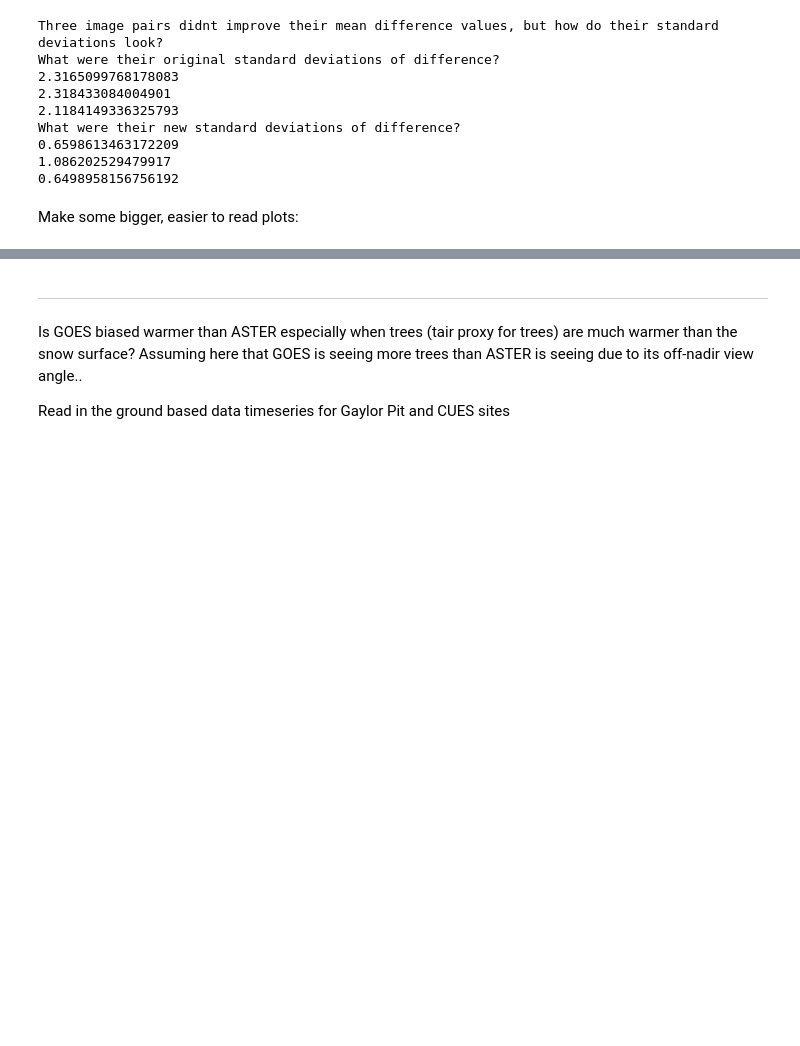
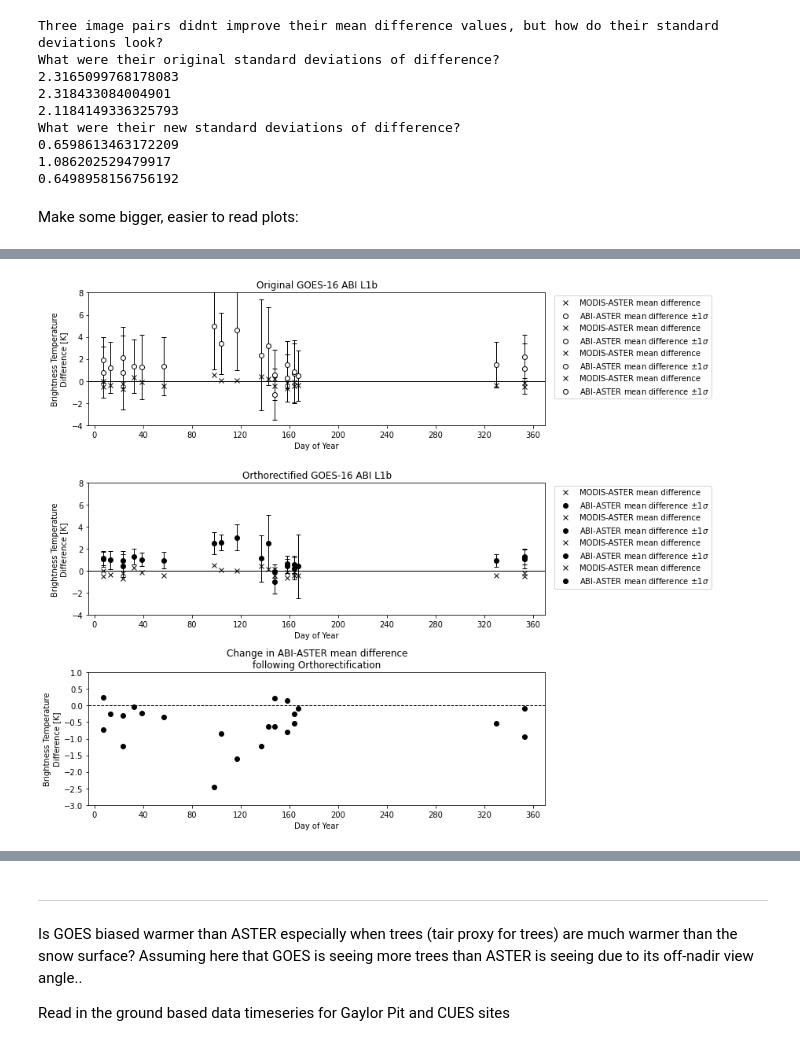
Before and after one commit to spestana/goes-cues, a Jupyter notebook: plot-summary-stats.ipynb, the cells around one changed output, grey strips where cells are left out. Drawn from its saved outputs; the diff is of its cells as text; code cells hidden in the pictures; blank space fills up the shorter version.

```diff
--- a/plot-summary-stats.ipynb
+++ b/plot-summary-stats.ipynb
@@ -332,0 +404,77 @@ for this_ax in [ax[0], ax[2], ax[4]]:
+# %%
+from matplotlib.pyplot import cm
+color = cm.tab10(np.linspace(0, 1, 10))
+
+df_original_tb['doy'] = df_original_tb.index.dayofyear
+df_ortho_tb['doy'] = df_ortho_tb.index.dayofyear
+df_change_tb['doy'] = df_change_tb.index.dayofyear
+
+fig, axes = plt.subplots(3,1,figsize=(12,10), tight_layout=True, sharey=False)
+                           #gridspec_kw={'width_ratios': [3, 1]})
+ax = axes.flatten()
+i=0
+for yr in df_original_tb.index.year.unique():
+    df_original_tb_yr = df_original_tb.loc[df_original_tb.index.year == yr]
+    df_ortho_tb_yr = df_ortho_tb.loc[df_ortho_tb.index.year == yr]
+    df_change_tb_yr = df_change_tb.loc[df_change_tb.index.year == yr]
+
+    c = 'k'#color[i]
+
+    ### Original stats
+    df_original_tb_yr.plot(x='doy', y='ast_mod_mean_diff', linestyle='none', marker='x',  mfc='w', mec=c, ax=ax[0], label='MODIS-ASTER mean difference')
+    df_original_tb_yr.plot(x='doy', y='ast_goes_mean_diff', linestyle='none', marker='o', mfc='w', mec=c,  ax=ax[0], label='ABI-ASTER mean difference $\pm 1 \sigma$')
+    ax[0].errorbar(x=df_original_tb_yr.doy,
+                   y=df_original_tb_yr.ast_goes_mean_diff,
+                   yerr=df_original_tb_yr.ast_goes_std_diff,
+                   fmt='none', #label='ABI-ASTER $\pm 1 \sigma$',
+                   color=c, linewidth=1, capsize=3)
+
+
+    ### Orthorectified stats
+    df_ortho_tb_yr.plot(x='doy', y='ast_mod_mean_diff', linestyle='none', marker='x',  mfc='w', mec=c, ax=ax[1], label='MODIS-ASTER mean difference')
+    df_ortho_tb_yr.plot(x='doy', y='ast_goes_mean_diff', linestyle='none', marker='o',  c=c, ax=ax[1], label='ABI-ASTER mean difference $\pm 1 \sigma$')
+    ax[1].errorbar(x=df_ortho_tb_yr.doy,
+                   y=df_ortho_tb_yr.ast_goes_mean_diff,
+                   yerr=df_ortho_tb_yr.ast_goes_std_diff,
+                   fmt='none', #label='ABI-ASTER $\pm 1 \sigma$',
+                   color=c, linewidth=1, capsize=3)
+
+
+
+
+    ### Change (original - ortho) stats
+    # skipping MODIS - ASTER since there is no change
+    df_change_tb_yr.plot(x='doy', y='ast_goes_mean_diff', linestyle='none', marker='o',  c=c, ax=ax[2],
+                                         #label='Original - Orthorectified'
+                                        )
+    i+=1
+
+
+ax[0].set_title('Original GOES-16 ABI L1b')
+ax[0].axhline(0,c='k',linewidth=1)
+ax[1].set_title('Orthorectified GOES-16 ABI L1b')
+ax[1].axhline(0,c='k',linewidth=1)
+ax[2].set_title('Change in ABI-ASTER mean difference\nfollowing Orthorectification')
+#ax[2].set_ylim(-3,3)
+ax[2].axhline(0,c='k',linestyle='--',linewidth=1)
+
+for this_ax in ax:
+    #format_date_ax2(this_ax)
+    this_ax.set_ylim(-4,8)
+    #this_ax.set_xlim(pd.Timestamp('2017-03-01'),pd.Timestamp('2020-07-01'))
+    #this_ax.xaxis_date()
+    #this_ax.set_xlim(pd.Timestamp('2017-01-01').month,pd.Timestamp('2020-12-01').month)
+    this_ax.legend(loc=(1.02,.2))
+    this_ax.set_xlabel('Day of Year')
+    this_ax.set_ylabel('Brightness Temperature\nDifference [K]')
+    #this_ax.legend(loc='best')
+    #this_ax.set_xticklabels(['','Jan', 'Feb', 'Mar', 'Apr', 'May', 'Jun', 'Jul',
+    #                        'Aug', 'Sep', 'Oct', 'Nov', 'Dec', ''])
+    #this_ax.set_xticks(np.linspace(0, 365, 24))
+    this_ax.xaxis.set_major_locator(ticker.MaxNLocator(integer=True))
+    this_ax.set_xlim(-5,370)
+
+ax[2].set_ylim(-3,1)
+ax[2].legend().remove()
+# %% [output]
+[figure, added]
```
Also changed, not shown: parts of 6 cells of this notebook.
